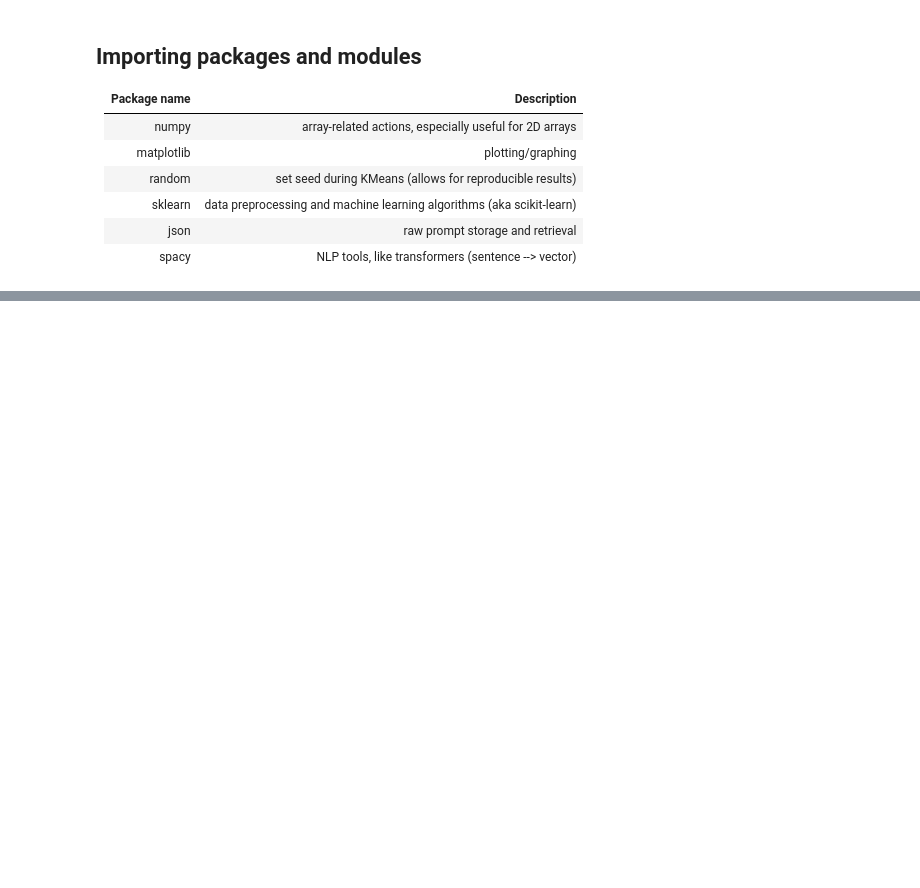
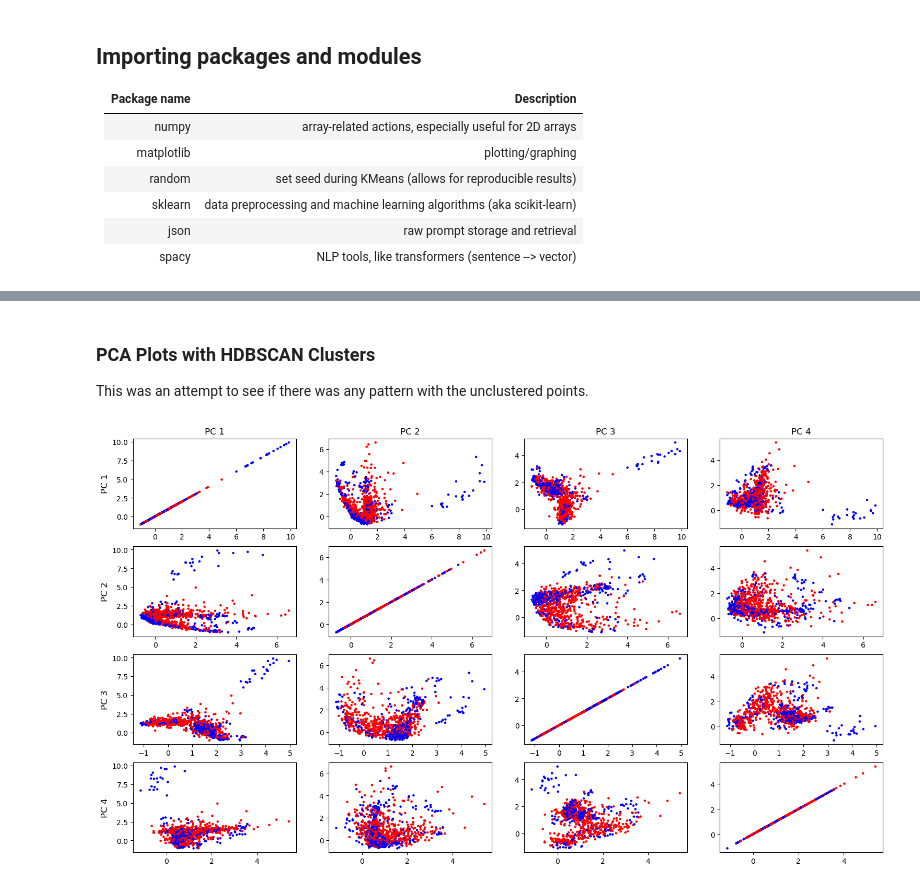
Before and after one commit to vc64/essayGrouping, a Jupyter notebook: essayGroupingSpacy.ipynb, the cells around one changed output, grey strips where cells are left out. Drawn from its saved outputs; the diff is of its cells as text; code cells hidden in the pictures; blank space fills up the shorter version.

```diff
--- a/essayGroupingSpacy.ipynb
+++ b/essayGroupingSpacy.ipynb
@@ -316,14 +453,0 @@ print(count)
-# %%
-all_clusters = k_means(prompt_matrix_indexed, 50, labels = 1)
-
-for x in all_clusters:
-    print(len(x))
-# %%
-n = 1
-for x in all_clusters[n:n+1]:
-    print(len(x))
-
-    for i in range(0, len(x)):
-        r, c = indToDict(x[i][0])
-
-        print(allprompts[int(r)][1][int(c)])
@@ -340,0 +468,13 @@ print(max(cluster_obj.labels_[0:10]))
+# %%
+unclustered_counter = 0
+
+for x in cluster_obj.labels_:
+    if x == -1:
+        unclustered_counter += 1
+
+print(str(unclustered_counter) + " unclustered points")
+print("~" + str(int(unclustered_counter / len(cluster_obj.labels_) * 10000) / 100.0) + "% are unclustered")
+
+# number of clusters
+print("")
+print("Number of clusters: " + str(max(cluster_obj.labels_)))
@@ -350,19 +503,23 @@ plt.title("tSNE plot colored by HDBSCAN clusters")
+# %% [markdown]
+### PCA Plots with HDBSCAN Clusters
+
+This was an attempt to see if there was any pattern with the unclustered points.
 # %%
-num_comps = 6
-
-fig, axs = plt.subplots(num_comps-1, num_comps-1)
+fig, axs = plt.subplots(num_comps, num_comps)
 
 fig.set_size_inches(18.5, 10.5, forward=True)
 
 fig.set_dpi(100)
 
-for i in range(1, num_comps):
-    for j in range(1, num_comps):
-        axs[i-1][j-1].scatter(pca_data[:,i]+1, pca_data[:,j]+1, c = ["red" if x < 0 else "blue" for x in cluster_obj.labels_], s=[1 if x < 0 else 1 for x in cluster_obj.labels_])
+for i in range(1, num_comps+1):
+    for j in range(1, num_comps+1):
+        axs[i-1][j-1].scatter(pca_data[:,i]+1, pca_data[:,j]+1, c = ["red" if x < 0 else "blue" for x in cluster_obj.labels_], s=[5 if x < 0 else 5 for x in cluster_obj.labels_])
         if i == 1:
             axs[i-1][j-1].set_title("PC " + str(j))
         if j == 1:
             axs[i-1][j-1].set_ylabel("PC " + str(i), fontsize = "large")
+# %% [output]
+[figure, added]
 # %%
 %%html
 <style>
```
Also changed, not shown: parts of 40 cells of this notebook.
